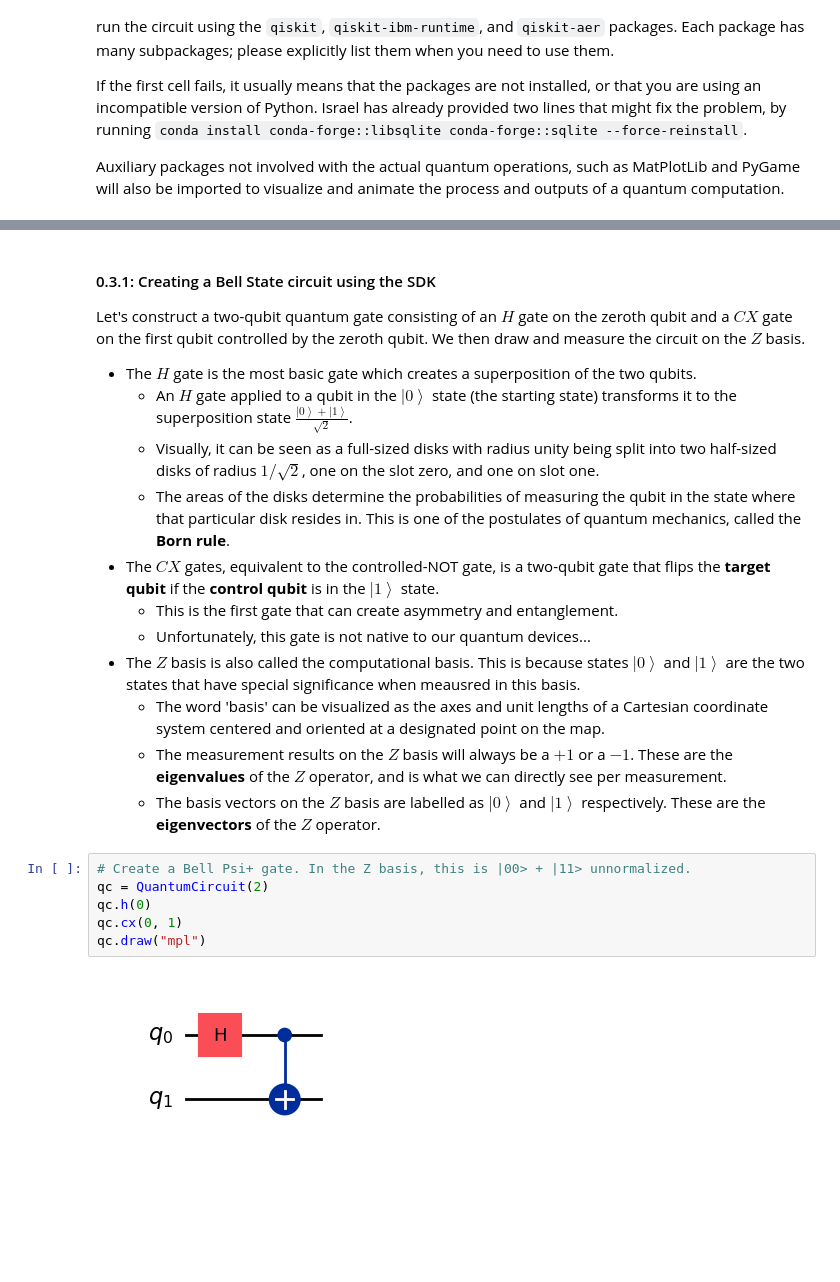
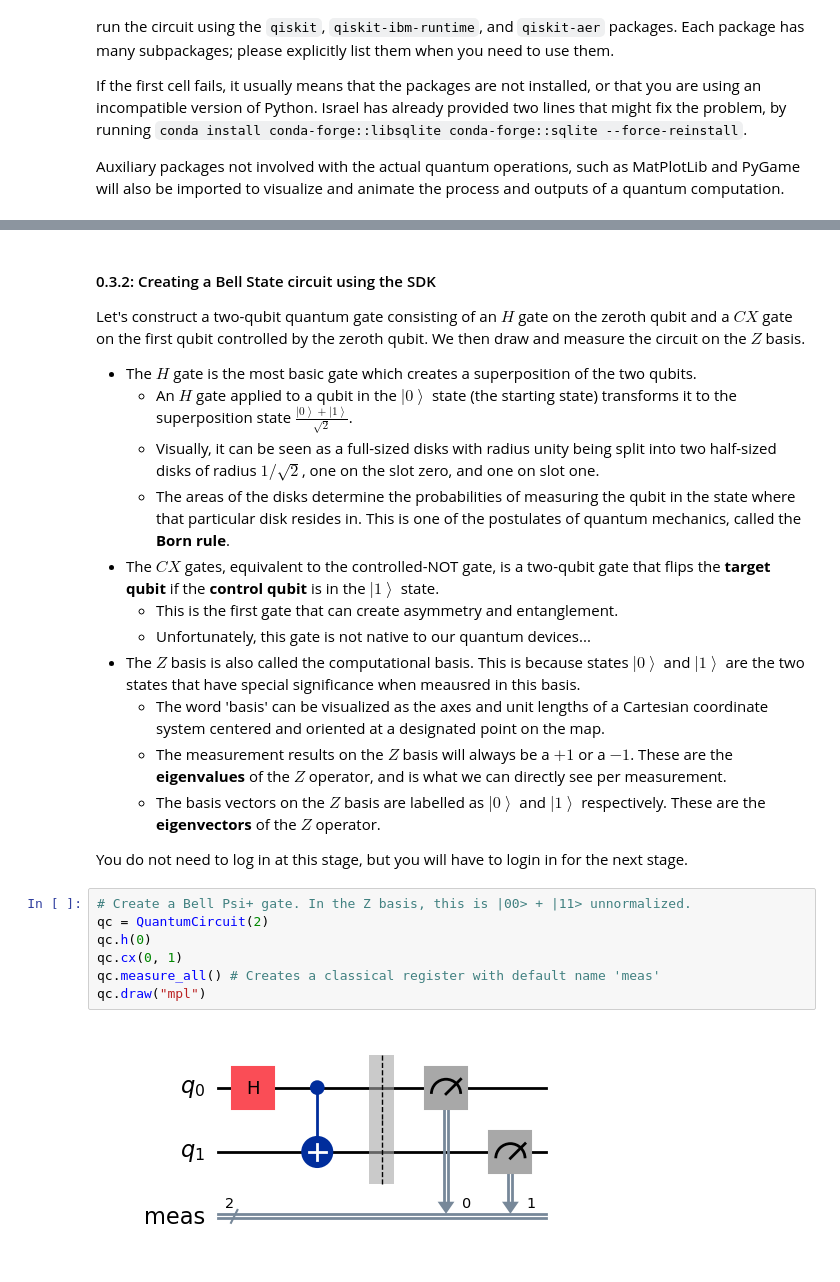
Before and after one commit to mulliganaceous/Alberqisque, a Jupyter notebook: tutorial1.ipynb, the cells around one changed output, grey strips where cells are left out. Cells and saved outputs as stored; diff of their text form; blank space fills up the shorter version.

```diff
--- a/tutorial1.ipynb
+++ b/tutorial1.ipynb
@@ -103,5 +142,5 @@ In particular, a __vector__ can be seen as a direction, a point in Cartesian spa
 # %% [markdown]
-#### 0.3.1: Creating a Bell State circuit using the SDK
+#### 0.3.2: Creating a Bell State circuit using the SDK
 
 Let's construct a two-qubit quantum gate consisting of an $H$ gate on the zeroth qubit and a $CX$ gate on the first qubit controlled by the zeroth qubit. We then draw and measure the circuit on the $Z$ basis.
 
@@ -116,11 +155,14 @@ Let's construct a two-qubit quantum gate consisting of an $H$ gate on the zeroth
     * The word 'basis' can be visualized as the axes and unit lengths of a Cartesian coordinate system centered and oriented at a designated point on the map.
     * The measurement results on the $Z$ basis will always be a $+1$ or a $-1$. These are the __eigenvalues__ of the $Z$ operator, and is what we can directly see per measurement.
     * The basis vectors on the $Z$ basis are labelled as $\left|0\right\rangle$ and $\left|1\right\rangle$ respectively. These are the __eigenvectors__ of the $Z$ operator.
+
+You do not need to log in at this stage, but you will have to login in for the next stage.
 # %%
 # Create a Bell Psi+ gate. In the Z basis, this is |00> + |11> unnormalized.
 qc = QuantumCircuit(2)
 qc.h(0)
 qc.cx(0, 1)
+qc.measure_all() # Creates a classical register with default name 'meas'
 qc.draw("mpl")
 # %% [output]
-[figure, old version]
+[figure, new version]
```
Also changed, not shown: parts of 23 cells of this notebook.
